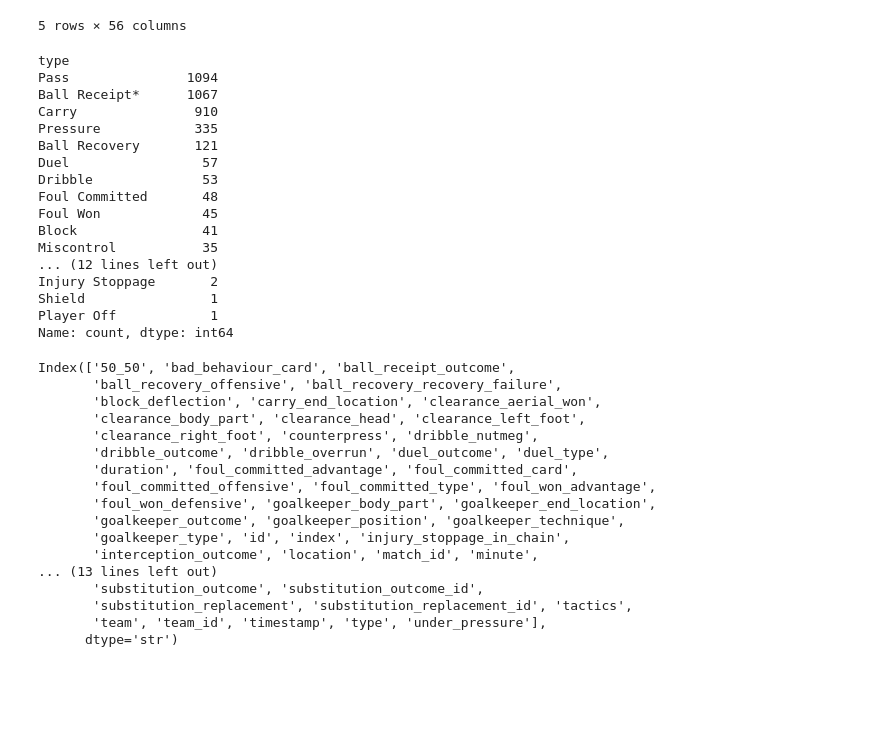
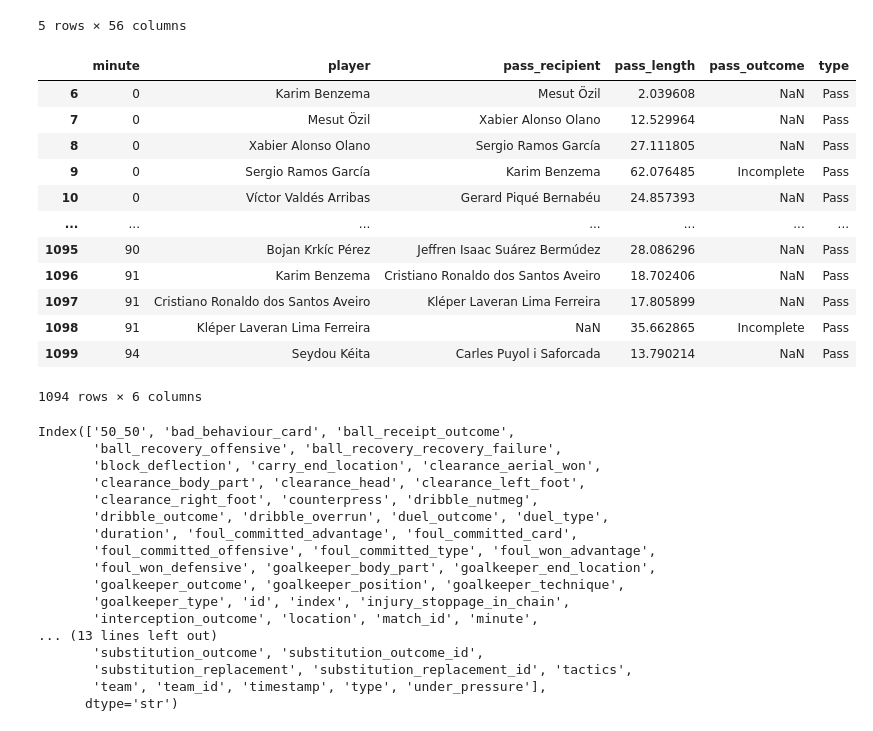
Before and after one commit to diegodelg23/barca-chance-creation, a Jupyter notebook: notebooks/explore.ipynb, the cells around one changed output. Saved outputs shown, nothing was run; the diff lists cells and outputs as text; code cells hidden in the pictures; blank space fills up the shorter version.

```diff
--- a/notebooks/explore.ipynb
+++ b/notebooks/explore.ipynb
@@ -75,25 +75,22 @@ m.sort_values("goal_diff", ascending=False).head(5)
 5 rows × 56 columns
 # %%
 ev = sb.events(match_id=69299)          # every event of the 5–0 Clásico
-ev.type.value_counts()                # ~1,100 passes in one match
+passes = ev[ev.type == "Pass"]
+passes[["minute", "player", "pass_recipient", "pass_length", "pass_outcome", "type"]]             # ~1,100 passes in one match
 # %% [output]
+|  | minute | player | pass_recipient | pass_length | pass_outcome | type |
+| 6 | 0 | Karim Benzema | Mesut Özil | 2.039608 | NaN | Pass |
+| 7 | 0 | Mesut Özil | Xabier Alonso Olano | 12.529964 | NaN | Pass |
+| 8 | 0 | Xabier Alonso Olano | Sergio Ramos García | 27.111805 | NaN | Pass |
+| 9 | 0 | Sergio Ramos García | Karim Benzema | 62.076485 | Incomplete | Pass |
+| 10 | 0 | Víctor Valdés Arribas | Gerard Piqué Bernabéu | 24.857393 | NaN | Pass |
+| ... | ... | ... | ... | ... | ... | ... |
+| 1095 | 90 | Bojan Krkíc Pérez | Jeffren Isaac Suárez Bermúdez | 28.086296 | NaN | Pass |
+| 1096 | 91 | Karim Benzema | Cristiano Ronaldo dos Santos Aveiro | 18.702406 | NaN | Pass |
+| 1097 | 91 | Cristiano Ronaldo dos Santos Aveiro | Kléper Laveran Lima Ferreira | 17.805899 | NaN | Pass |
+| 1098 | 91 | Kléper Laveran Lima Ferreira | NaN | 35.662865 | Incomplete | Pass |
+| 1099 | 94 | Seydou Kéita | Carles Puyol i Saforcada | 13.790214 | NaN | Pass |
-type
-Pass               1094
-Ball Receipt*      1067
-Carry               910
-Pressure            335
-Ball Recovery       121
-Duel                 57
-Dribble              53
-Foul Committed       48
-Foul Won             45
-Block                41
-Miscontrol           35
-... (12 lines left out)
-Injury Stoppage       2
-Shield                1
-Player Off            1
-Name: count, dtype: int64
+1094 rows × 6 columns
 # %%
 ev.columns                  # list every column name
 # %% [output]
```
Also changed, not shown: parts of 4 cells of this notebook, 2 other files.
